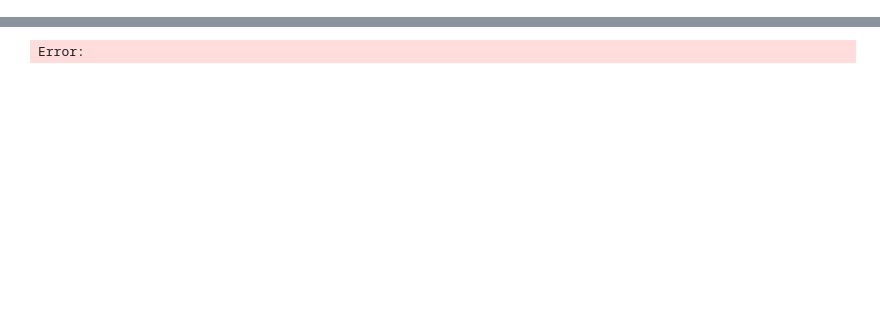
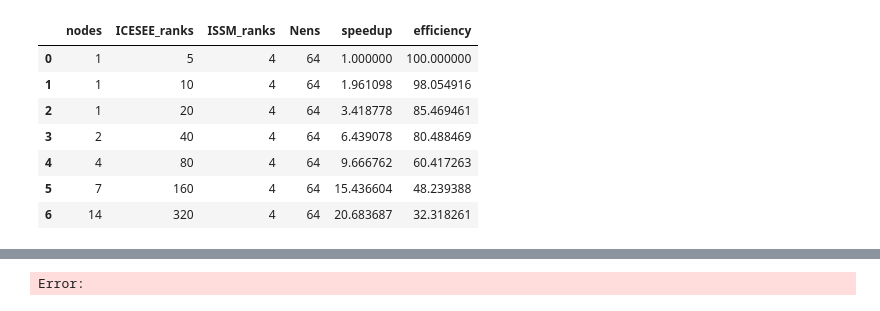
Before and after one commit to ICESEE-project/ICESEE, a Jupyter notebook: applications/issm_model/examples/ISMIP_Choi/plot_scaling.ipynb, the cells around one changed output, grey strips where cells are left out. Drawn from its saved outputs; the diff is of its cells as text; code cells hidden in the pictures; blank space fills up the shorter version.

```diff
--- a/applications/issm_model/examples/ISMIP_Choi/plot_scaling.ipynb
+++ b/applications/issm_model/examples/ISMIP_Choi/plot_scaling.ipynb
@@ -21,0 +163,15 @@ analyze_icesee("strong_scaling_0.log", scaling_type="strong_scaling", model_np=m
+# %%
+path = 'icesee_perf_outputs/strong_scaling_wallclock_scaling.csv'
+df = pd.read_csv(path)
+df = form_new_columns(df,model_np=4,node_size=24,baseline_nens=64,flag="strong_scaling")
+generate_latex_table(df, table_name="Wallclock", flag="strong_scaling", output_file="Strong_Scaling_wallclock_Table.tex")
+df
+# %% [output]
+|  | nodes | ICESEE_ranks | ISSM_ranks | Nens | speedup | efficiency |
+| 0 | 1 | 5 | 4 | 64 | 1.000000 | 100.000000 |
+| 1 | 1 | 10 | 4 | 64 | 1.961098 | 98.054916 |
+| 2 | 1 | 20 | 4 | 64 | 3.418778 | 85.469461 |
+| 3 | 2 | 40 | 4 | 64 | 6.439078 | 80.488469 |
+| 4 | 4 | 80 | 4 | 64 | 9.666762 | 60.417263 |
+| 5 | 7 | 160 | 4 | 64 | 15.436604 | 48.239388 |
+| 6 | 14 | 320 | 4 | 64 | 20.683687 | 32.318261 |
```
Also changed, not shown: parts of 15 cells of this notebook, 8 other files.
